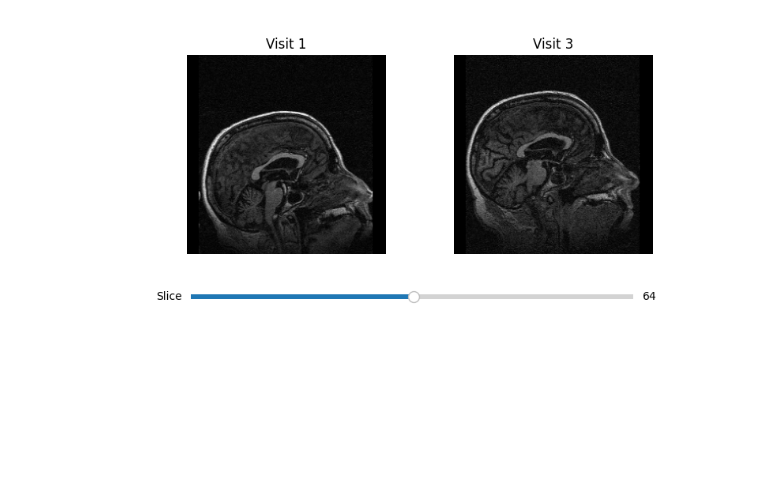
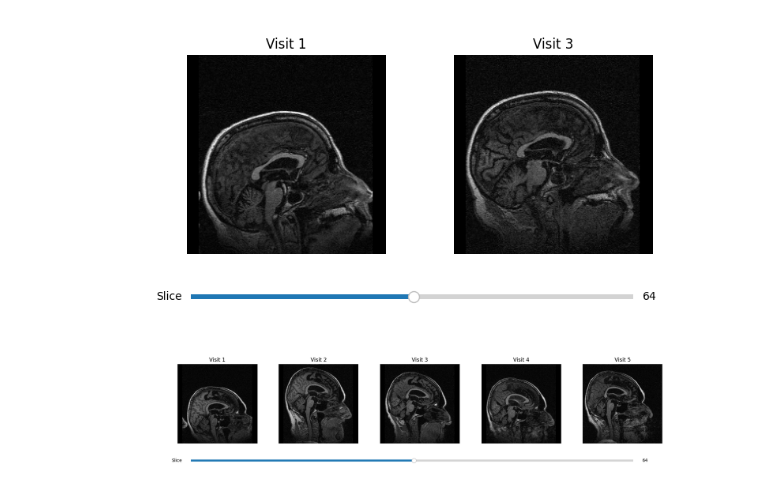
Before and after one commit to JoseBerlin7/Longitudinal-3D-MRI-imaging-analysis, a Jupyter notebook: Dev_Note.ipynb, the cells around one changed output. Drawn from its saved outputs; the diff is of its cells as text; code cells hidden in the pictures; blank space fills up the shorter version.

Commit message:
Updated multi mri visualizations

```diff
--- a/Dev_Note.ipynb
+++ b/Dev_Note.ipynb
@@ -337,3 +338,8 @@ viewer = MultiVisitMRIViewer(dataset, "OAS2_0089")
 viewer.show()
 # %% [output]
 [figure]
+# %%
+viewer = MultiVisitMRIViewer(dataset, "OAS2_0070")
+viewer.show()
+# %% [output]
+[figure, added]
```
Also changed, not shown: parts of 5 cells of this notebook.
